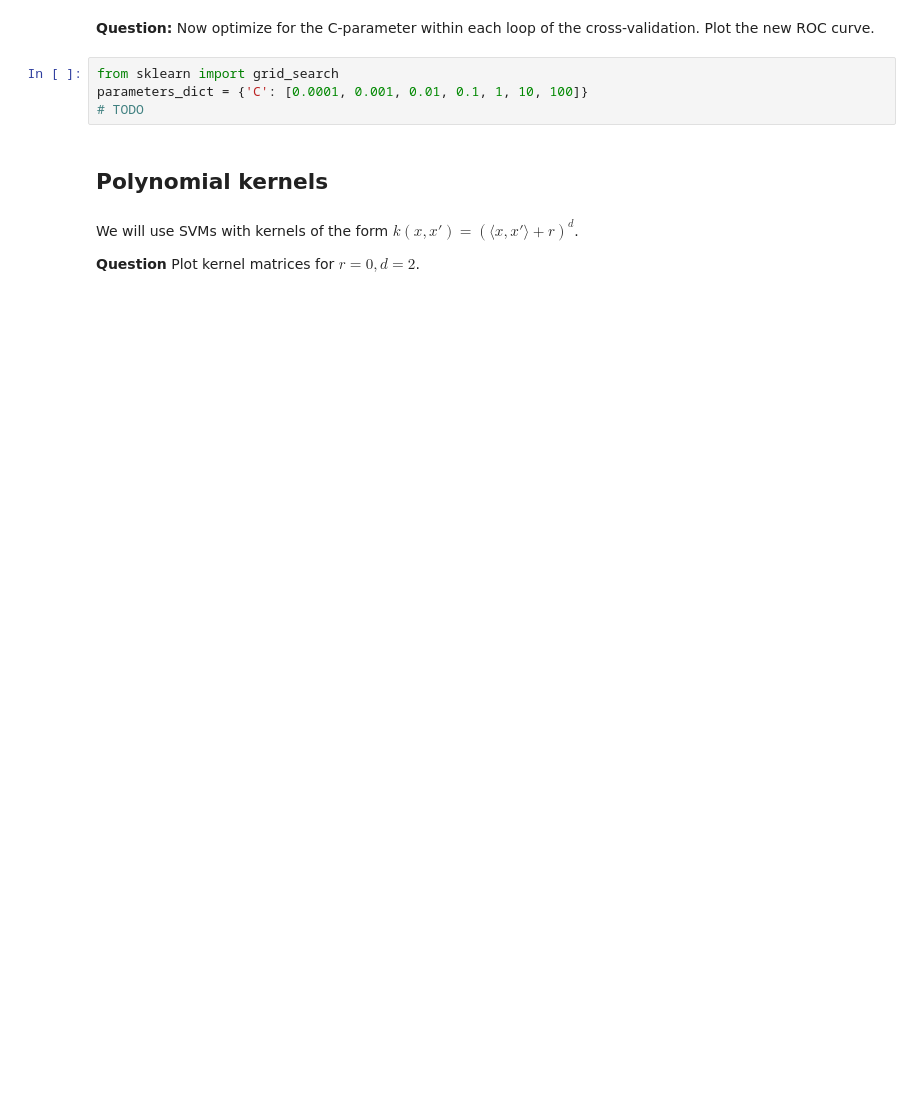
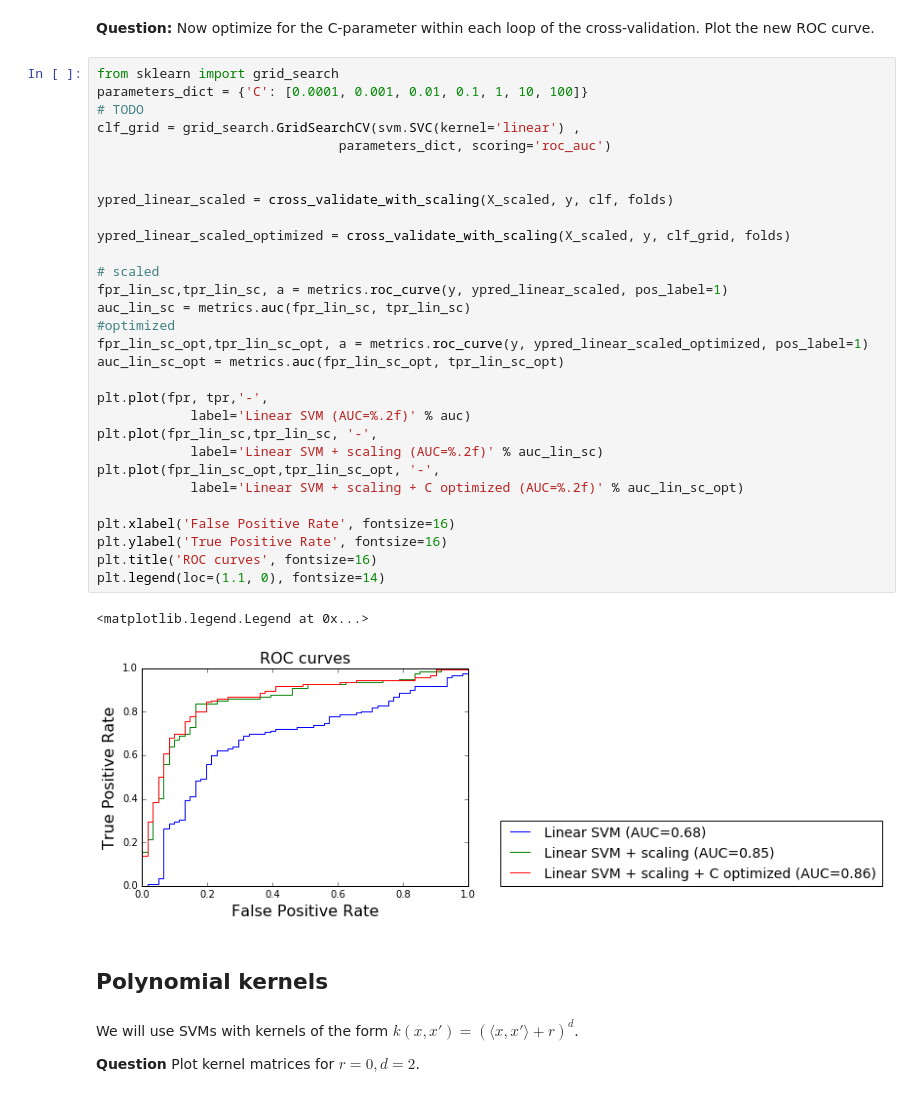
Before and after one commit to nicolay1/ma2823_2016, a Jupyter notebook: lab_notebooks/Lab 7 2016-11-25 Support Vector Machines.ipynb, the cells around one changed output. Cells and saved outputs as stored; diff of their text form; blank space fills up the shorter version.

```diff
--- a/lab_notebooks/Lab 7 2016-11-25 Support Vector Machines.ipynb
+++ b/lab_notebooks/Lab 7 2016-11-25 Support Vector Machines.ipynb
@@ -208,9 +238,38 @@ plt.legend(loc=(1.1, 0), fontsize=14)
 # %% [markdown]
 **Question:** Now optimize for the C-parameter within each loop of the cross-validation. Plot the new ROC curve.
-# %%
-from sklearn import grid_search
-parameters_dict = {'C': [0.0001, 0.001, 0.01, 0.1, 1, 10, 100]}
-# TODO
+# %%
+from sklearn import grid_search
+parameters_dict = {'C': [0.0001, 0.001, 0.01, 0.1, 1, 10, 100]}
+# TODO
+clf_grid = grid_search.GridSearchCV(svm.SVC(kernel='linear') ,
+                               parameters_dict, scoring='roc_auc')
+
+
+ypred_linear_scaled = cross_validate_with_scaling(X_scaled, y, clf, folds)
+
+ypred_linear_scaled_optimized = cross_validate_with_scaling(X_scaled, y, clf_grid, folds)
+
+# scaled
+fpr_lin_sc,tpr_lin_sc, a = metrics.roc_curve(y, ypred_linear_scaled, pos_label=1)
+auc_lin_sc = metrics.auc(fpr_lin_sc, tpr_lin_sc)
+#optimized
+fpr_lin_sc_opt,tpr_lin_sc_opt, a = metrics.roc_curve(y, ypred_linear_scaled_optimized, pos_label=1)
+auc_lin_sc_opt = metrics.auc(fpr_lin_sc_opt, tpr_lin_sc_opt)
+
+plt.plot(fpr, tpr,'-',
+            label='Linear SVM (AUC=%.2f)' % auc)
+plt.plot(fpr_lin_sc,tpr_lin_sc, '-',
+            label='Linear SVM + scaling (AUC=%.2f)' % auc_lin_sc)
+plt.plot(fpr_lin_sc_opt,tpr_lin_sc_opt, '-',
+            label='Linear SVM + scaling + C optimized (AUC=%.2f)' % auc_lin_sc_opt)
+
+plt.xlabel('False Positive Rate', fontsize=16)
+plt.ylabel('True Positive Rate', fontsize=16)
+plt.title('ROC curves', fontsize=16)
+plt.legend(loc=(1.1, 0), fontsize=14)
+# %% [output]
+<matplotlib.legend.Legend at 0x...>
+[figure, added]
 # %% [markdown]
 ## Polynomial kernels
 # %% [markdown]
```
Also changed, not shown: parts of 21 cells of this notebook.
